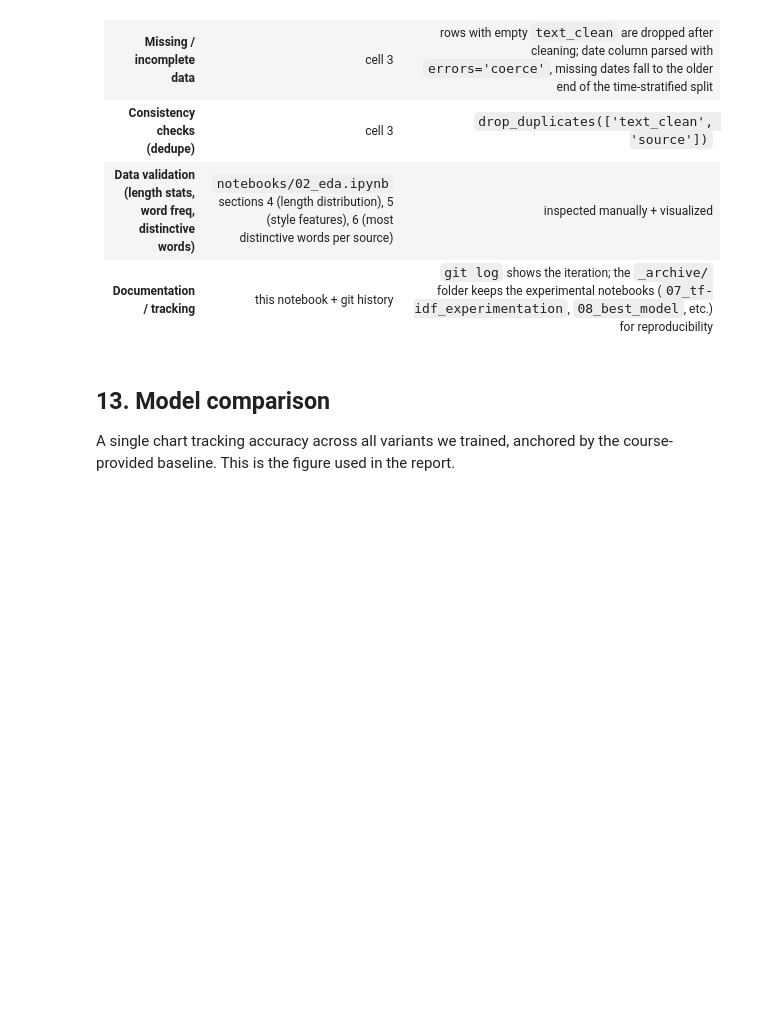
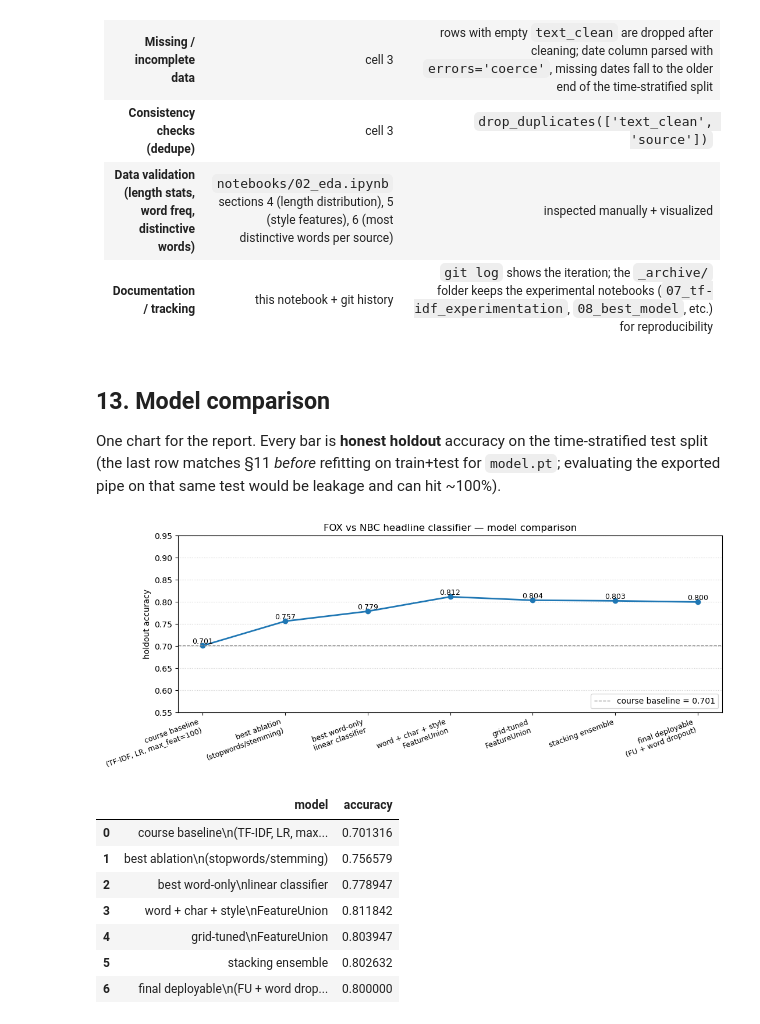
Before and after one commit to r0hankrishnan/cis-5190-news, a Jupyter notebook: notebooks/03_modeling.ipynb, the cells around one changed output. Saved outputs shown, nothing was run; the diff lists cells and outputs as text; code cells hidden in the pictures; blank space fills up the shorter version.

```diff
--- a/notebooks/03_modeling.ipynb
+++ b/notebooks/03_modeling.ipynb
@@ -243,7 +259,6 @@ Cross-validated under the rolling-window protocol; final score is the
 test-set accuracy after refit on the whole train set.
 # %%
 class _ColumnPicker(BaseEstimator, TransformerMixin):
-    """Picklable column selector returning a 1-D array from a DataFrame."""
     def __init__(self, column): self.column = column
     def fit(self, X, y=None): return self
     def transform(self, X): return X[self.column].values
@@ -458,6 +473,7 @@ light word-dropout augmentation, refit on all available data, and save to
 transformer classes from `scripts/svm-tf-idf/model.py` so the pickle has the
 same module references as the deployed inference code.
 # %%
+import sys
 sys.path.insert(0, str(OUT))
 sys.modules.pop('model', None)
 from model import _ColumnPicker as ColumnPicker, StyleFeatures as StyleFeats, clean_strict as clean
@@ -497,7 +513,8 @@ final_pipe = Pipeline([('feat', features),
 cols = ['text', 'text_clean']
 final_pipe.fit(train_aug[cols], train_aug['source'].values)
 preds = final_pipe.predict(test_df[cols])
-print(f"holdout accuracy: {accuracy_score(test_df['source'], preds):.4f}")
+deploy_holdout_acc = float(accuracy_score(test_df['source'], preds))
+print(f"holdout accuracy: {deploy_holdout_acc:.4f}")
 print(classification_report(test_df['source'], preds, digits=4))
 
 full = pd.concat([train_aug, test_df[cols + ['source']]], ignore_index=True)
@@ -541,8 +557,7 @@ The assignment lists six preprocessing categories. Where each is handled:
 # %% [markdown]
 ## 13. Model comparison
 
-A single chart tracking accuracy across all variants we trained, anchored
-by the course-provided baseline. This is the figure used in the report.
+One chart for the report. Every bar is **honest holdout** accuracy on the time-stratified test split (the last row matches §11 *before* refitting on train+test for `model.pt`; evaluating the exported pipe on that same test would be leakage and can hit ~100%).
 # %%
 import matplotlib.pyplot as plt
 
@@ -550,31 +565,43 @@ best_word_only = float(baseline_df['holdout_acc'].max())
 best_fu        = float(fu_df['holdout_acc'].max())
 best_ablation  = float(ablation_df['holdout_acc'].max())
 
-deploy_acc = float(accuracy_score(test_df['source'], final_pipe.predict(test_df[cols])))
+# Same bar as other models: accuracy on the time holdout before the full-dataset refit.
+# (final_pipe is later refit on train+test for model.pt — scoring it on test after that is leaked.)
+deploy_acc = deploy_holdout_acc
 
 comparison = pd.DataFrame([
     {'model': 'course baseline\n(TF-IDF, LR, max_feat=100)', 'accuracy': COURSE_BASELINE_ACC},
     {'model': 'best ablation\n(stopwords/stemming)',         'accuracy': best_ablation},
     {'model': 'best word-only\nlinear classifier',           'accuracy': best_word_only},
     {'model': 'word + char + style\nFeatureUnion',           'accuracy': best_fu},
     {'model': 'grid-tuned\nFeatureUnion',                    'accuracy': grid_holdout},
     {'model': 'stacking ensemble',                           'accuracy': stack_holdout},
     {'model': 'final deployable\n(FU + word dropout)',       'accuracy': deploy_acc},
 ])
 
 fig, ax = plt.subplots(figsize=(11, 4.5))
 ax.plot(comparison['model'], comparison['accuracy'], marker='o', linewidth=2, color='#1f77b4')
 ax.axhline(COURSE_BASELINE_ACC, linestyle='--', color='#888', linewidth=1, label=f'course baseline = {COURSE_BASELINE_ACC:.3f}')
 ax.set_ylabel('holdout accuracy')
 ax.set_title('FOX vs NBC headline classifier — model comparison')
 ax.set_ylim(0.55, max(0.95, comparison['accuracy'].max() + 0.02))
 ax.grid(True, axis='y', linestyle=':', alpha=0.6)
 for x, y in zip(comparison['model'], comparison['accuracy']):
     ax.text(x, y + 0.005, f'{y:.3f}', ha='center', fontsize=9)
 plt.xticks(rotation=20, ha='right', fontsize=9)
 ax.legend(loc='lower right')
 plt.tight_layout()
 plt.savefig(ROOT / 'notebooks' / 'model_comparison.png', dpi=150, bbox_inches='tight')
 plt.show()
 
 comparison
+# %% [output]
+[figure, added]
+|  | model | accuracy |
+| 0 | course baseline\n(TF-IDF, LR, max... | 0.701316 |
+| 1 | best ablation\n(stopwords/stemming) | 0.756579 |
+| 2 | best word-only\nlinear classifier | 0.778947 |
+| 3 | word + char + style\nFeatureUnion | 0.811842 |
+| 4 | grid-tuned\nFeatureUnion | 0.803947 |
+| 5 | stacking ensemble | 0.802632 |
+| 6 | final deployable\n(FU + word drop... | 0.800000 |
```
Also changed, not shown: parts of 4 cells of this notebook, 5 other files.
